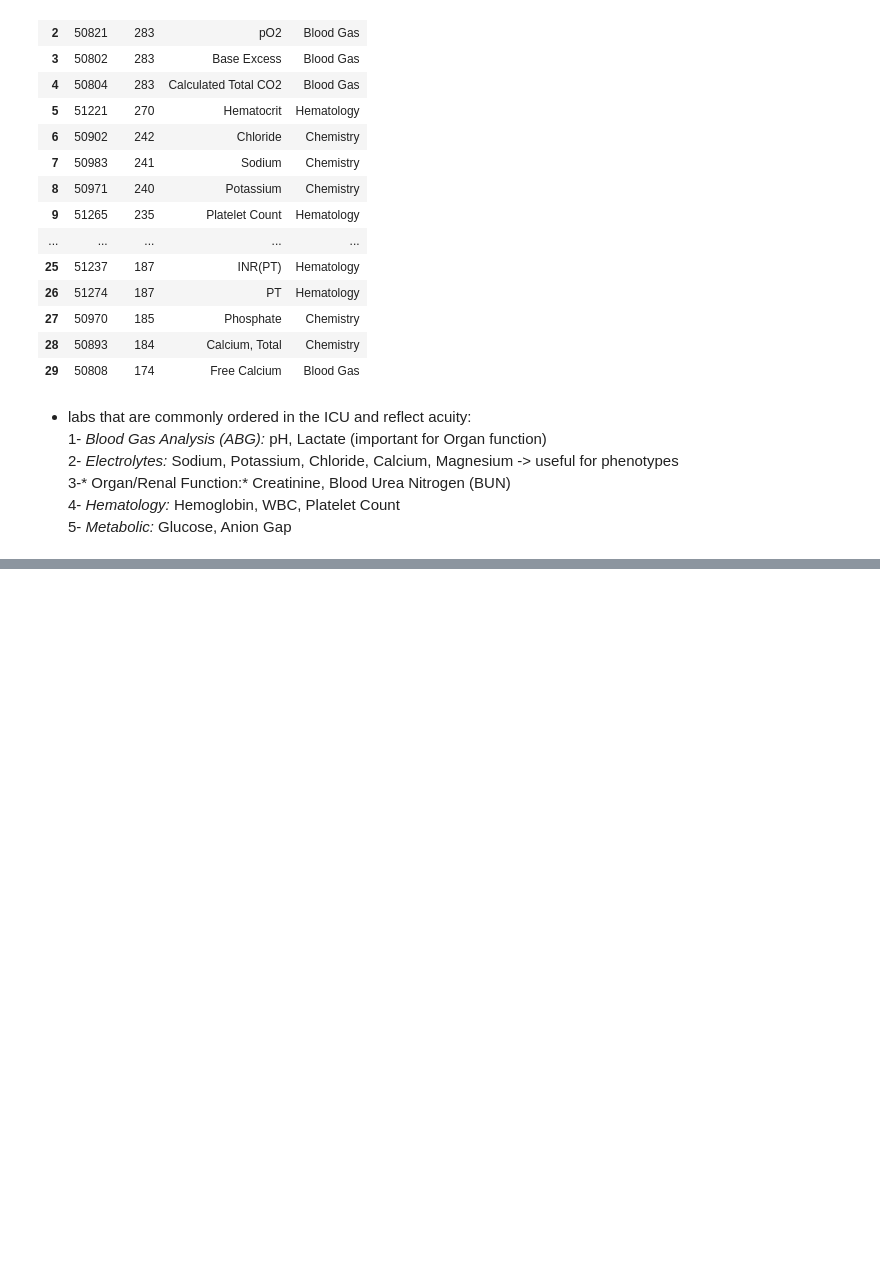
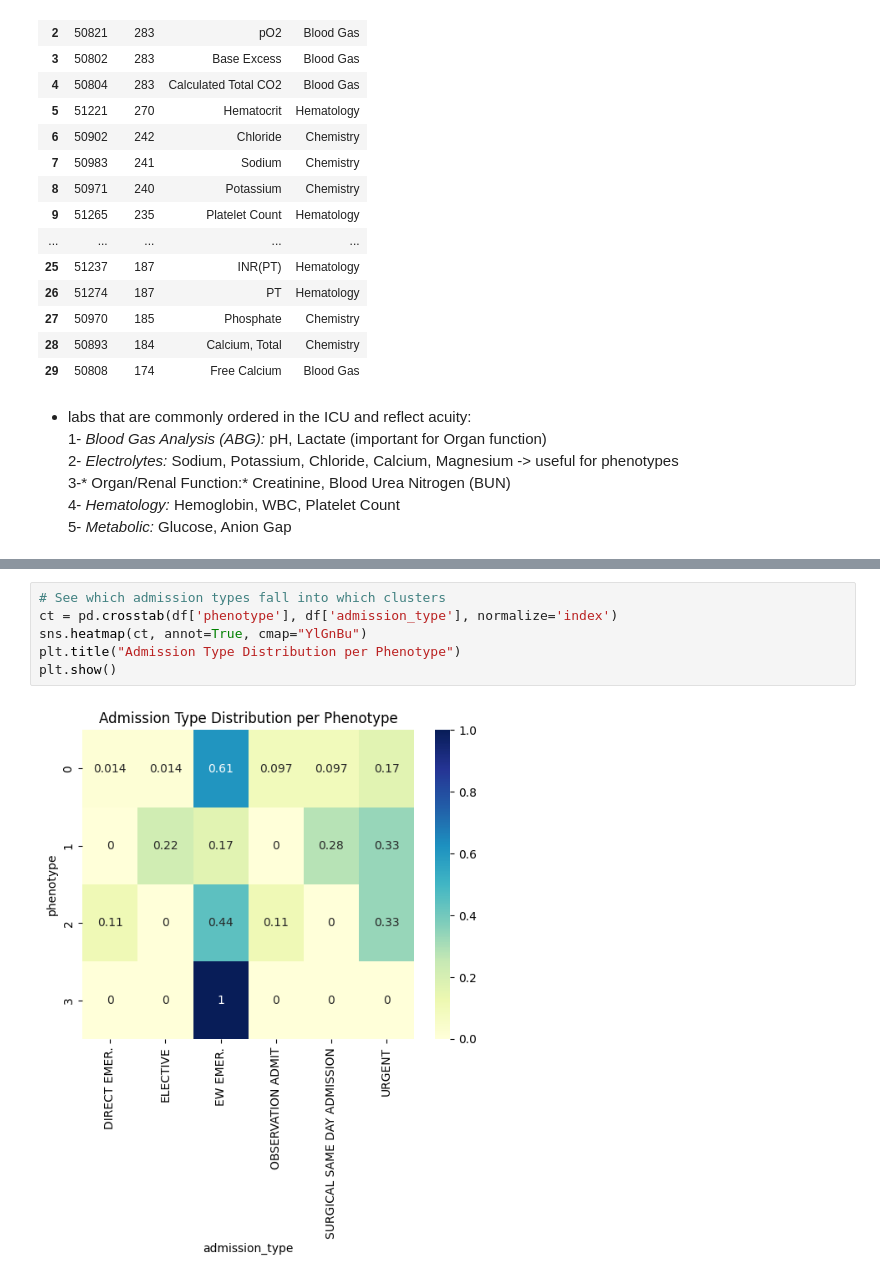
Before and after one commit to OnsHanafi/icu-acquity-phenotyping, a Jupyter notebook: ICUproject.ipynb, the cells around one changed output, grey strips where cells are left out. Drawn from its saved outputs; the diff is of its cells as text; blank space fills up the shorter version.

```diff
--- a/ICUproject.ipynb
+++ b/ICUproject.ipynb
@@ -802,0 +998,8 @@ df.head()
+# %%
+# See which admission types fall into which clusters
+ct = pd.crosstab(df['phenotype'], df['admission_type'], normalize='index')
+sns.heatmap(ct, annot=True, cmap="YlGnBu")
+plt.title("Admission Type Distribution per Phenotype")
+plt.show()
+# %% [output]
+[figure, added]
```
Also changed, not shown: parts of 19 cells of this notebook, 1 other file.
